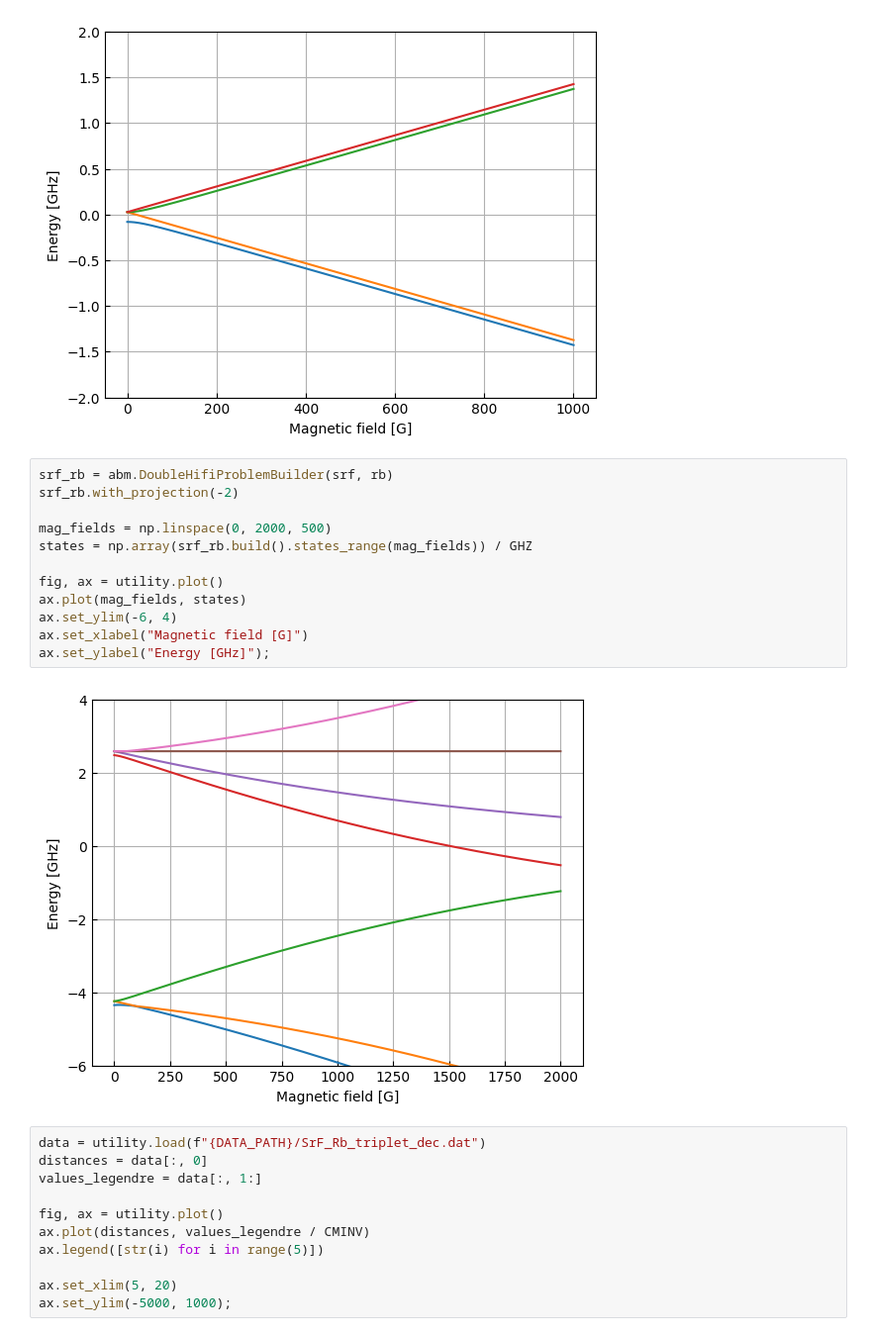
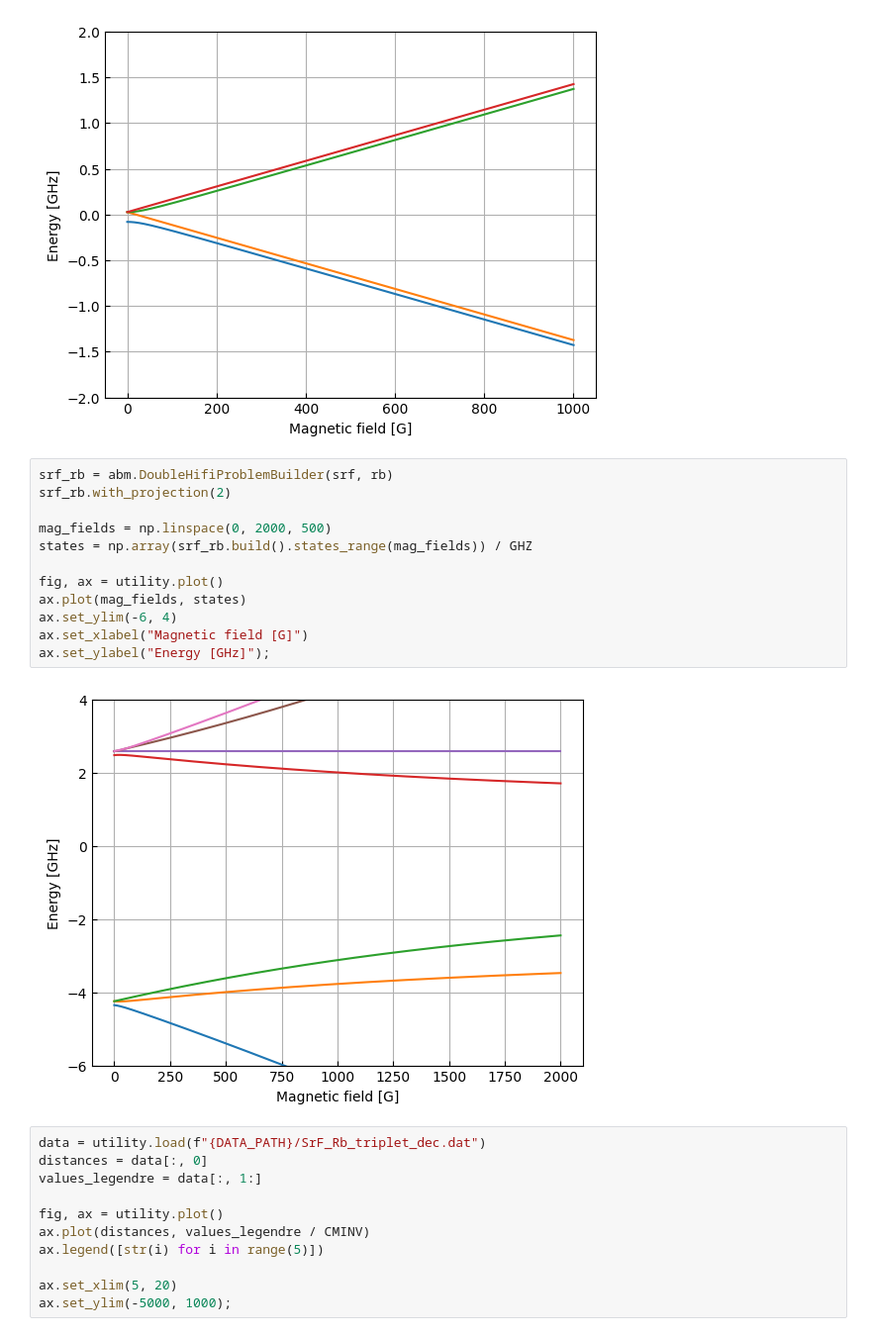
Before and after one commit to Wleter/quantum-rs, a Jupyter notebook: scattering-problems/analysis/srf_rb_analysis.ipynb, the cells around one changed output. Shown at 99% size. Cells and saved outputs as stored; diff of their text form.

```diff
--- a/scattering-problems/analysis/srf_rb_analysis.ipynb
+++ b/scattering-problems/analysis/srf_rb_analysis.ipynb
@@ -40,18 +40,18 @@ ax.set_ylabel("Energy [GHz]");
 [figure]
 # %%
 srf_rb = abm.DoubleHifiProblemBuilder(srf, rb)
-srf_rb.with_projection(-2)
+srf_rb.with_projection(2)
 
 mag_fields = np.linspace(0, 2000, 500)
 states = np.array(srf_rb.build().states_range(mag_fields)) / GHZ
 
 fig, ax = utility.plot()
 ax.plot(mag_fields, states)
 ax.set_ylim(-6, 4)
 ax.set_xlabel("Magnetic field [G]")
 ax.set_ylabel("Energy [GHz]");
 # %% [output]
-[figure, old version]
+[figure, new version]
 # %%
 data = utility.load(f"{DATA_PATH}/SrF_Rb_triplet_dec.dat")
 distances = data[:, 0]
```
Also changed, not shown: parts of 4 cells of this notebook, 9 other files.
